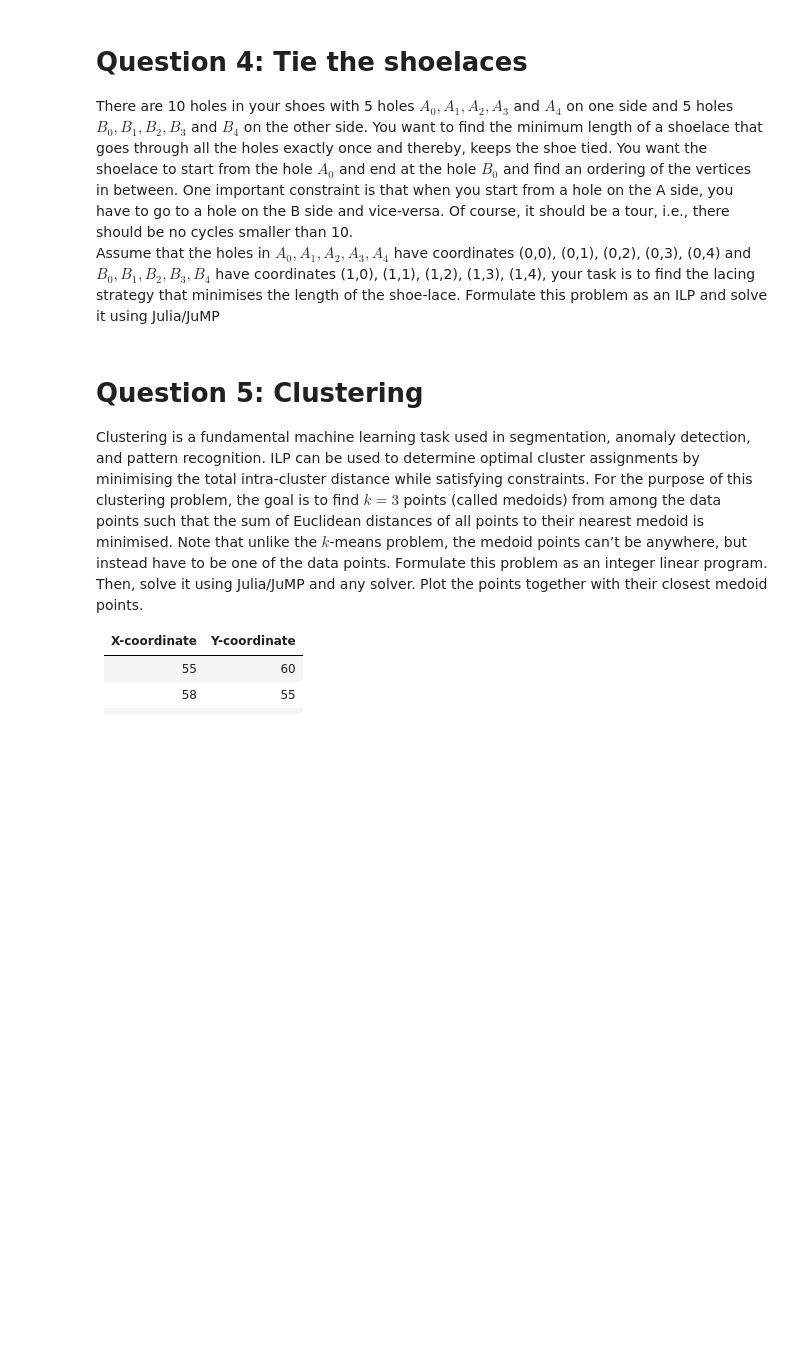
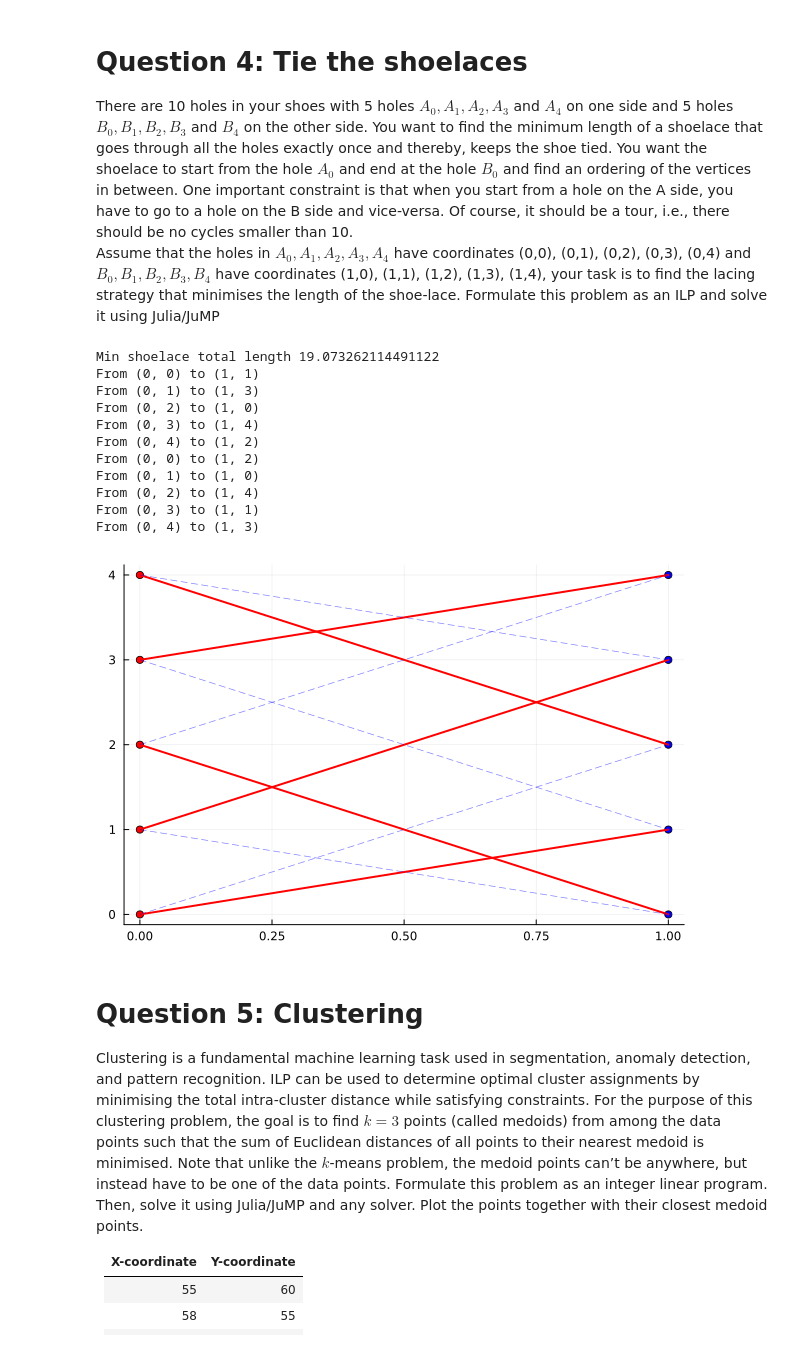
Before and after one commit to nguyenluan3017/HPC, a Jupyter notebook: Opt/Tutorial_Week8_Branch_Bound.ipynb, the cells around one changed output. Saved outputs shown, nothing was run; the diff lists cells and outputs as text; code cells hidden in the pictures; blank space fills up the shorter version.

```diff
--- a/Opt/Tutorial_Week8_Branch_Bound.ipynb
+++ b/Opt/Tutorial_Week8_Branch_Bound.ipynb
@@ -233,6 +316,74 @@ rect_overlap = [[is_intersect(rect[i], rect[j]) for j in 1:rect_count] for i in
 There are 10 holes in your shoes with 5 holes $A_0, A_1, A_2, A_3$ and $A_4$ on one side and 5 holes $B_0, B_1, B_2, B_3$ and $B_4$ on the other side. You want to find the minimum length of a shoelace that goes through all the holes exactly once and thereby, keeps the shoe tied. You want the shoelace to start from the hole $A_0$ and end at the hole $B_0$ and find an ordering of the vertices in between. One important constraint is that when you start from a hole on the A side, you have to go to a hole on the B side and vice-versa. Of course, it should be a tour, i.e., there should be no cycles smaller than 10.
 Assume that the holes in $A_0, A_1, A_2, A_3, A_4$ have coordinates (0,0), (0,1), (0,2), (0,3), (0,4) and $B_0, B_1, B_2, B_3, B_4$ have coordinates (1,0), (1,1), (1,2), (1,3), (1,4), your task is to find the lacing strategy that minimises the length of the shoe-lace.
 Formulate this problem as an ILP and solve it using Julia/JuMP
+# %%
+A = [(0,0), (0,1), (0,2), (0,3), (0,4)]
+B = [(1,0), (1,1), (1,2), (1,3), (1,4)]
+distance = [[hypot(ax - bx, ay - by) for (ax, ay) in A] for (bx, by) in B]
+N = length(A)
+
+function solve_lp()
+    model = Model(GLPK.Optimizer)
+    @variable(model, C[i in 1:N, j in 1:N], Bin)
+    @variable(model, D[i in 1:N, j in 1:N], Bin)
+    for i in 1:N
+        @constraint(model, sum(C[i, j] for j in 1:N) == 1)
+        @constraint(model, sum(D[i, j] for j in 1:N) == 1)
+    end
+    for j in 1:N
+        @constraint(model, sum(C[i, j] for i in 1:N) == 1)
+        @constraint(model, sum(D[i, j] for i in 1:N) == 1)
+    end
+    for i in 1:N
+        for j in 1:N
+            @constraint(model, C[i, j] + D[i, j] <= 1)
+        end
+    end
+    for i in 1:N
+        fix(C[i, i], 0; force=true)
+        fix(D[i, i], 0; force=true)
+    end
+    @objective(model, Min, sum((C[i, j] + D[i, j]) * distance[i][j] for i in 1:N for j in 1:N))
+    optimize!(model)
+    C_edges = [(i, j) for i in 1:N for j in 1:N if value(C[i, j]) == 1]
+    D_edges = [(i, j) for i in 1:N for j in 1:N if value(D[i, j]) == 1]
+    obj_val = objective_value(model)
+    return obj_val, C_edges, D_edges
+end
+
+obj_val, C, D = solve_lp()
+
+println("Min shoelace total length ", obj_val)
+for (i, j) in C
+    println("From (", A[i][1], ", ", A[i][2], ") to (", B[i][1], ", ", B[j][2], ")")
+end
+for (i, j) in D
+    println("From (", A[i][1], ", ", A[i][2], ") to (", B[i][1], ", ", B[j][2], ")")
+end
+
+p = plot([x for (x, _) in A], [y for (_, y) in A], seriestype = :scatter, legend = false, color = "red")
+plot!(p, [x for (x, _) in B], [y for (_, y) in B], seriestype = :scatter, legend = false, color = "blue")
+for (i, j) in C
+    plot!(p, [A[i][1], B[j][1]], [A[i][2], B[j][2]], lw=2, color="red")
+end
+for (i, j) in D
+    plot!(p, [A[i][1], B[j][1]], [A[i][2], B[j][2]], lw=0.7, color="blue", alpha=0.5, linestyle=:dash)
+end
+
+p
+# %% [output]
+Min shoelace total length 19.073262114491122
+From (0, 0) to (1, 1)
+From (0, 1) to (1, 3)
+From (0, 2) to (1, 0)
+From (0, 3) to (1, 4)
+From (0, 4) to (1, 2)
+From (0, 0) to (1, 2)
+From (0, 1) to (1, 0)
+From (0, 2) to (1, 4)
+From (0, 3) to (1, 1)
+From (0, 4) to (1, 3)
+[figure, added]
 # %% [markdown]
 # Question 5: Clustering
 Clustering is a fundamental machine learning task used in segmentation, anomaly
```
Also changed, not shown: parts of 2 cells of this notebook.
